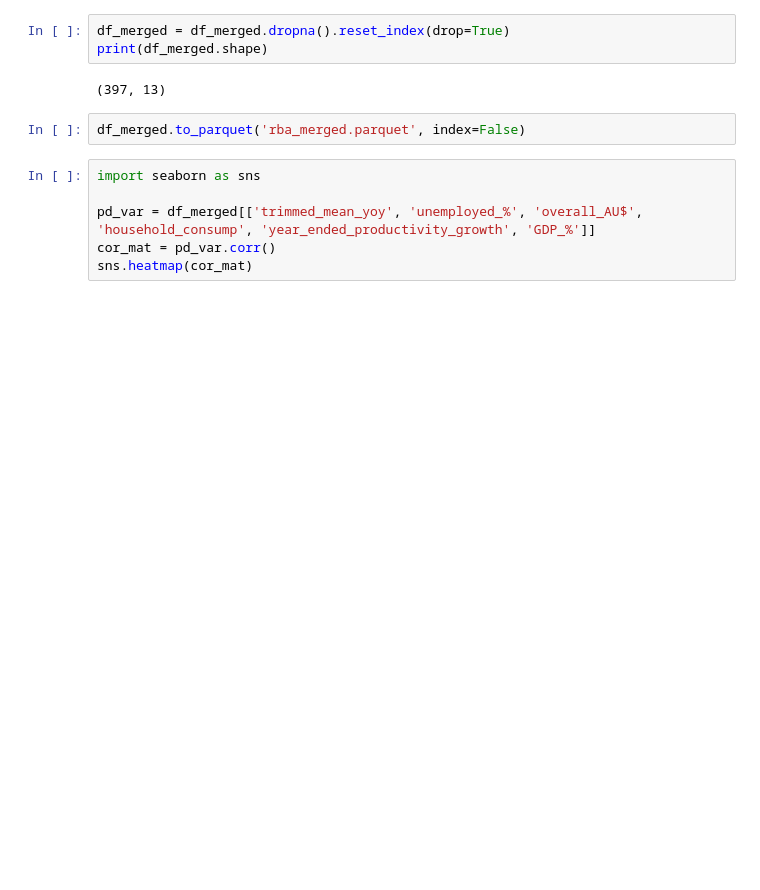
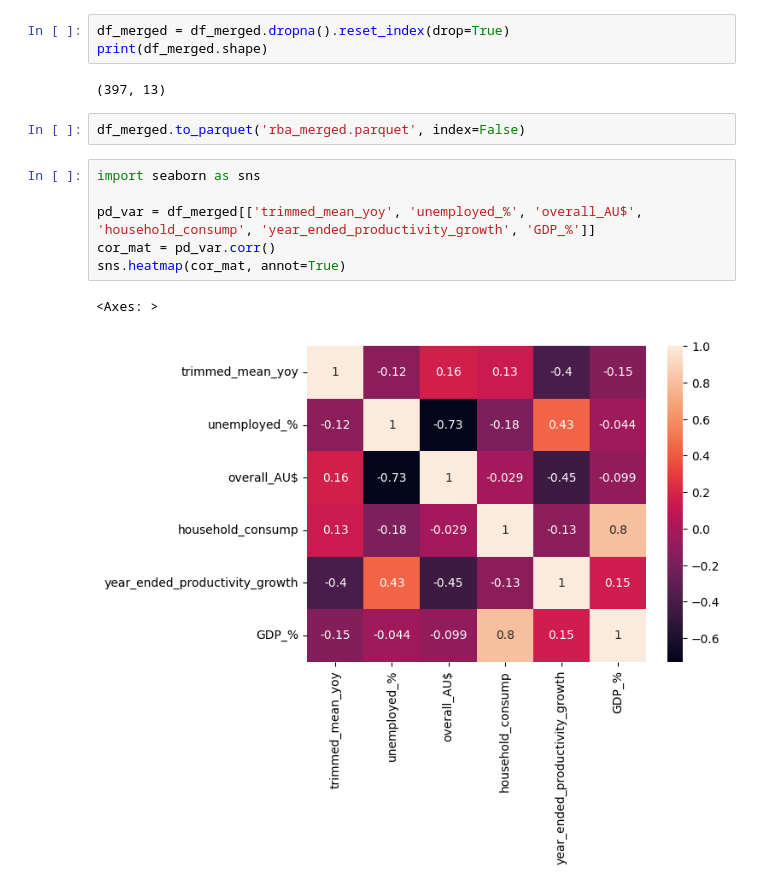
Before and after one commit to Daven88/rba-pipeline, a Jupyter notebook: src/project_extension/rba_tables/eda_rba_tables.ipynb, the cells around one changed output. Cells and saved outputs as stored; diff of their text form; blank space fills up the shorter version.

```diff
--- a/src/project_extension/rba_tables/eda_rba_tables.ipynb
+++ b/src/project_extension/rba_tables/eda_rba_tables.ipynb
@@ -778,6 +778,9 @@ df_merged.to_parquet('rba_merged.parquet', index=False)
 # %%
 import seaborn as sns
 
 pd_var = df_merged[['trimmed_mean_yoy', 'unemployed_%', 'overall_AU$', 'household_consump', 'year_ended_productivity_growth', 'GDP_%']]
 cor_mat = pd_var.corr()
-sns.heatmap(cor_mat)
+sns.heatmap(cor_mat, annot=True)
+# %% [output]
+<Axes: >
+[figure, added]
```
Also changed, not shown: parts of 10 cells of this notebook.
